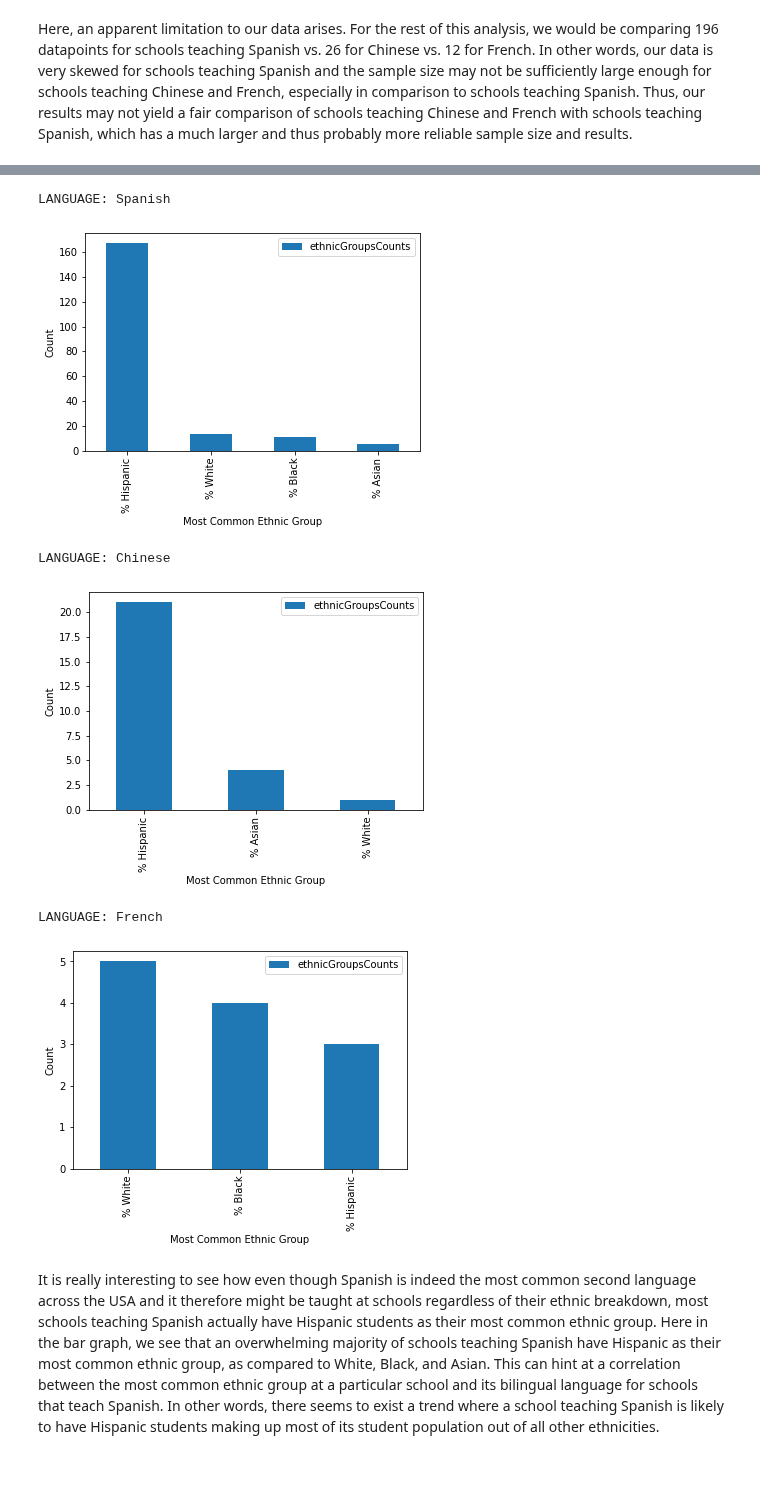
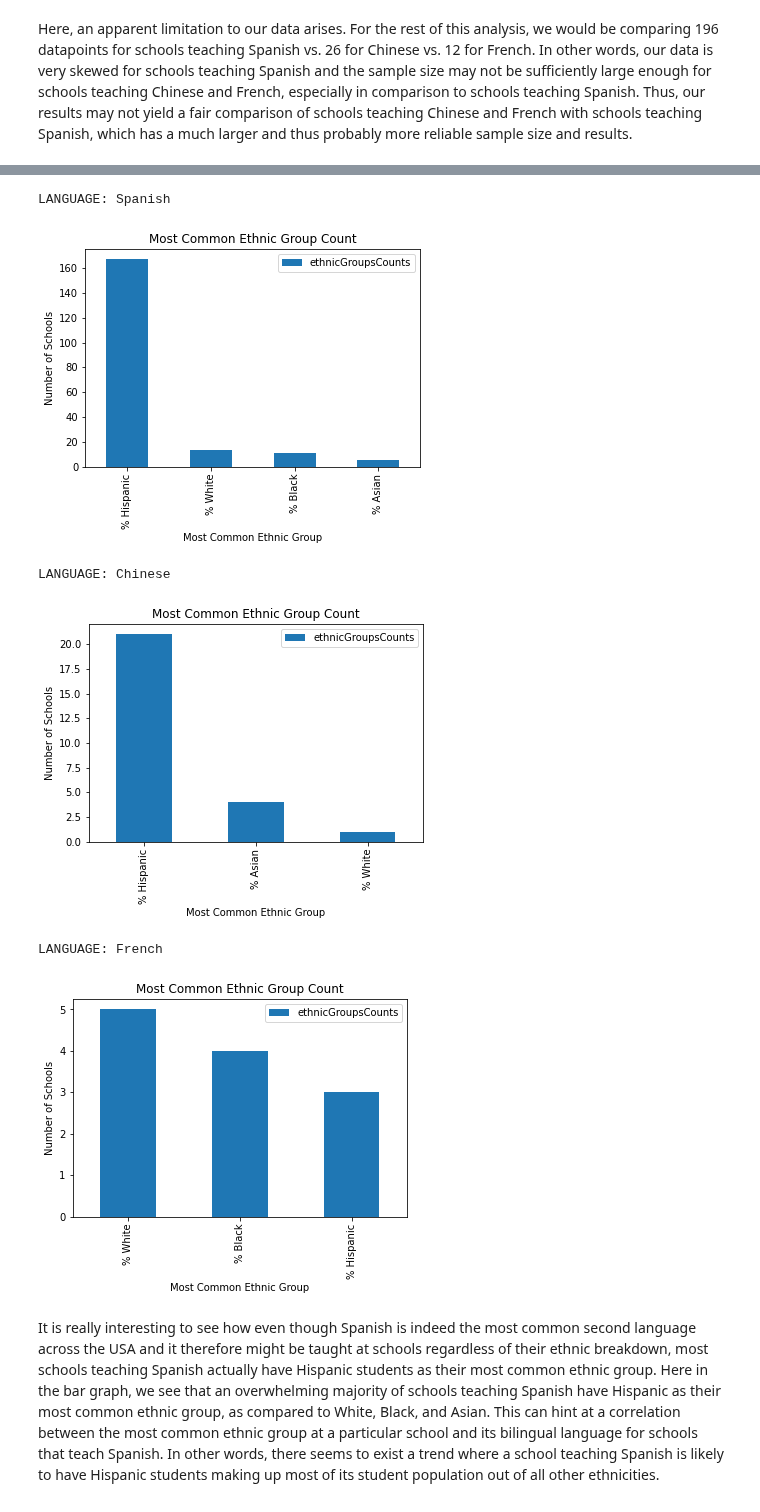
Before and after one commit to gaby-chu/info2950, a Jupyter notebook: project/FINAL_SUBMISSION.ipynb, the cells around one changed output, grey strips where cells are left out. Saved outputs shown, nothing was run; the diff lists cells and outputs as text; code cells hidden in the pictures; blank space fills up the shorter version.

```diff
--- a/project/FINAL_SUBMISSION.ipynb
+++ b/project/FINAL_SUBMISSION.ipynb
@@ -519,8 +525,6 @@ for languageData in chosenLanguageData:
     languageData['male_female_ratio'] = male_female_ratio
     # A male:female ratio of 1 means about an there is even 50% / 50% makeup of male vs. females in the school population.
 
-    # print("The Male:Female ratio for each school teaching {}:  \n{}\n".format(language, male_female_ratio))
-
     print("The count, mean, standard deviation, quantiles, variance, and other stats for the percentage of females in schools teaching {}".format(language))
     print(male_female_ratio.describe())
     print("variance \t {}".format(male_female_ratio.var()))
@@ -530,6 +534,7 @@ for languageData in chosenLanguageData:
     male_female_ratio.hist(bins=15)
     plt.xlabel("Male-Female Ratio")
     plt.ylabel("Number of Schools")
+    plt.title("Male-Female Ratio Distribution")
     plt.show()
 
     print("\n\n")
@@ -631,24 +636,25 @@ Within schools that teach Spanish as the second language in their bilingual prog
 # %%
 # BAR GRAPH - DISTRIBUTION OF MOST COMMON ETHNIC GROUP ACROSS SCHOOLS SELECTING SPANISH, CHINESE, OR FRENCH
 for languageData in chosenLanguageData:
     language = languageData.Language.iloc[0]
     print("LANGUAGE: {}".format(language))
 
     ethnicGroups = languageData['mostCommonEthnicGroup'].unique()
     ethnicGroupsCounts = languageData['mostCommonEthnicGroup'].value_counts()
 
     df = pd.DataFrame({'Most Common Ethnic Group':ethnicGroups, 'ethnicGroupsCounts':ethnicGroupsCounts})
     ax = df.plot.bar(x='Most Common Ethnic Group', y='ethnicGroupsCounts')
     plt.xlabel("Most Common Ethnic Group")
-    plt.ylabel("Count")
+    plt.ylabel("Number of Schools")
+    plt.title("Most Common Ethnic Group Count")
     plt.show()
 # %% [output]
 LANGUAGE: Spanish
-[figure, old version]
+[figure, new version]
 LANGUAGE: Chinese
-[figure, old version]
+[figure, new version]
 LANGUAGE: French
-[figure, old version]
+[figure, new version]
 # %% [markdown]
 It is really interesting to see how even though Spanish is indeed the most common second language across the USA and it therefore might be taught at schools regardless of their ethnic breakdown, most schools teaching Spanish actually have Hispanic students as their most common ethnic group. Here in the bar graph, we see that an overwhelming majority of schools teaching Spanish have Hispanic as their most common ethnic group, as compared to White, Black, and Asian. This can hint at a correlation between the most common ethnic group at a particular school and its bilingual language for schools that teach Spanish. In other words, there seems to exist a trend where a school teaching Spanish is likely to have Hispanic students making up most of its student population out of all other ethnicities.
 
```
Also changed, not shown: parts of 18 cells of this notebook.
